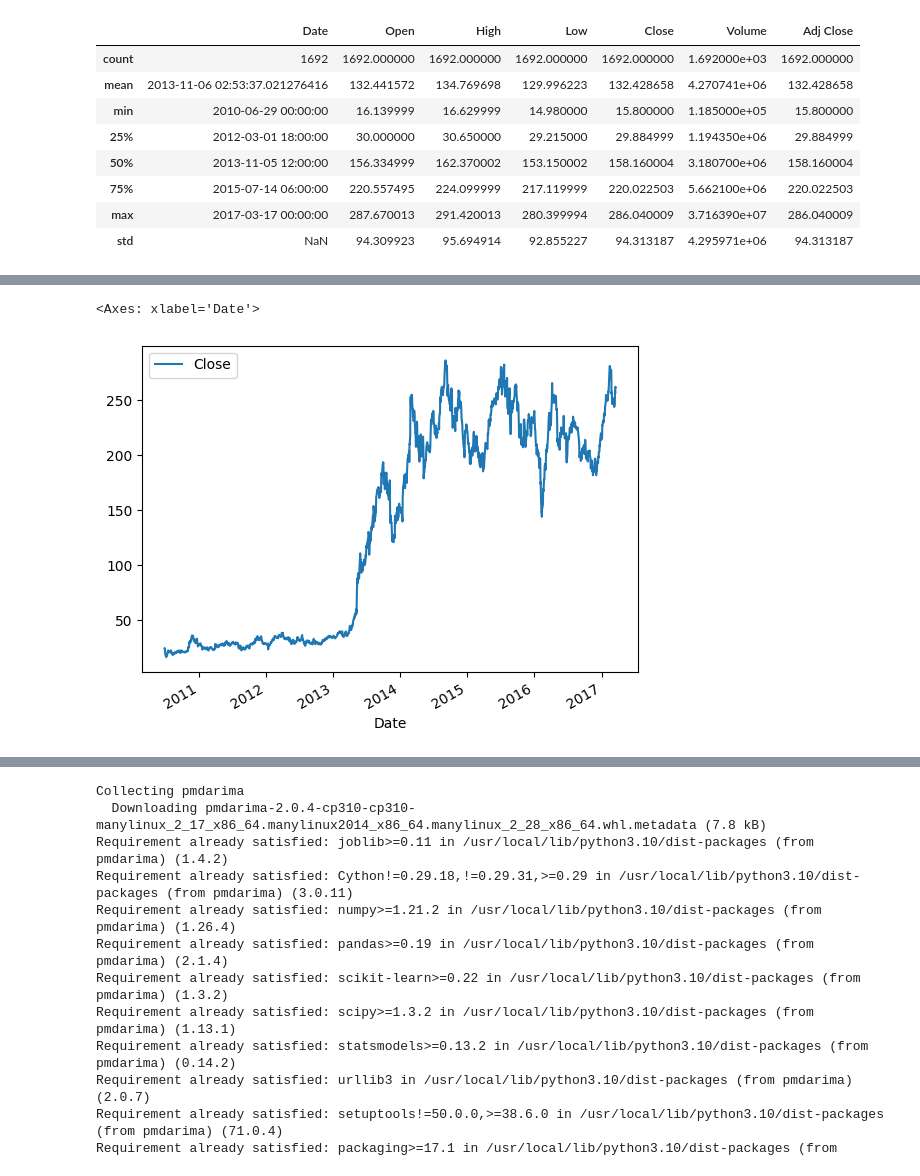
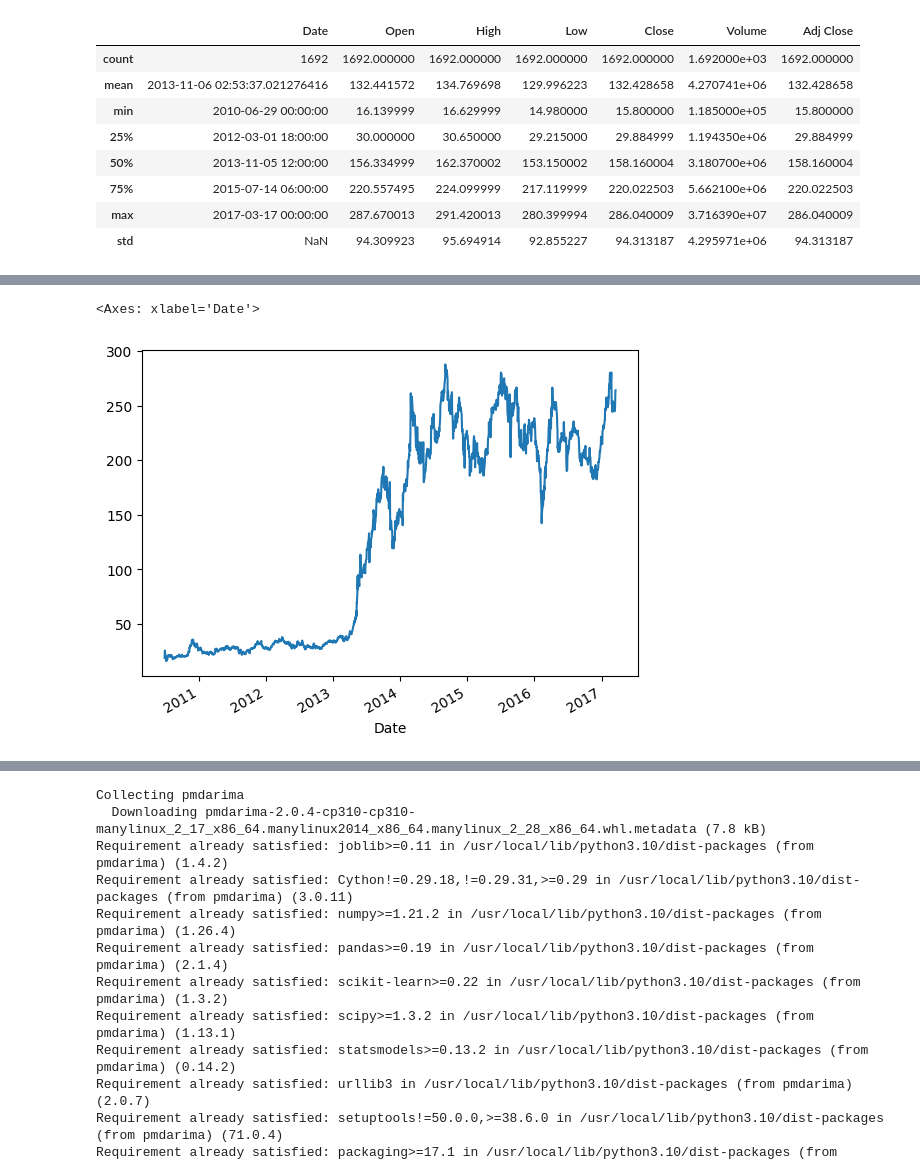
Before and after one commit to PJ779/StockMarket_Tesla_ARIMA, a Jupyter notebook: StockPrice_tesla.ipynb, the cells around one changed output, grey strips where cells are left out. Drawn from its saved outputs; the diff is of its cells as text; code cells hidden in the pictures.

```diff
--- a/StockPrice_tesla.ipynb
+++ b/StockPrice_tesla.ipynb
@@ -95,5 +86,5 @@ df_close
-# %%
-df_close.plot(x = 'Date', y = 'Close')
-# %% [output]
-<Axes: xlabel='Date'>
-[figure, removed]
+# %%
+df['Open'].plot()
+# %% [output]
+<Axes: xlabel='Date'>
+[figure, added]
```
Also changed, not shown: parts of 72 cells of this notebook.
